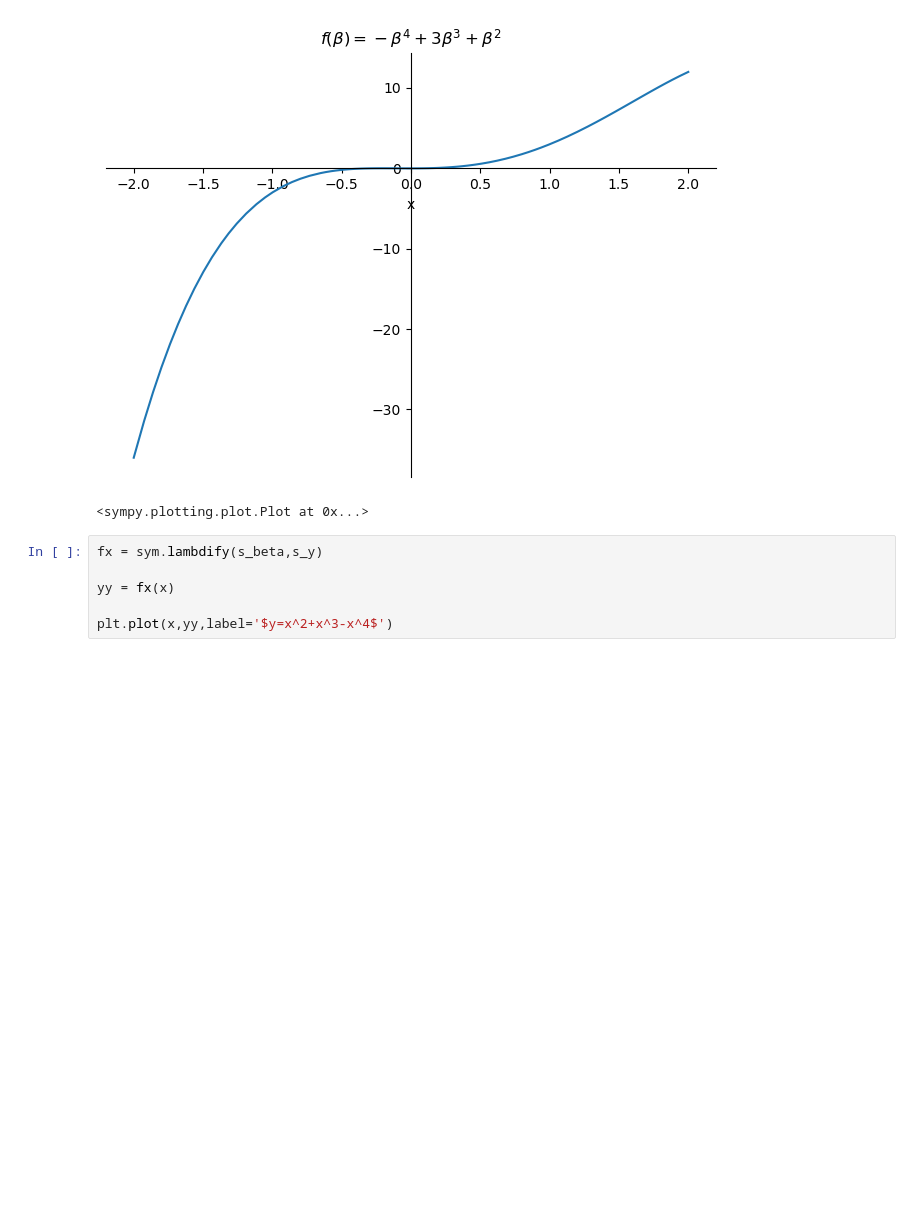
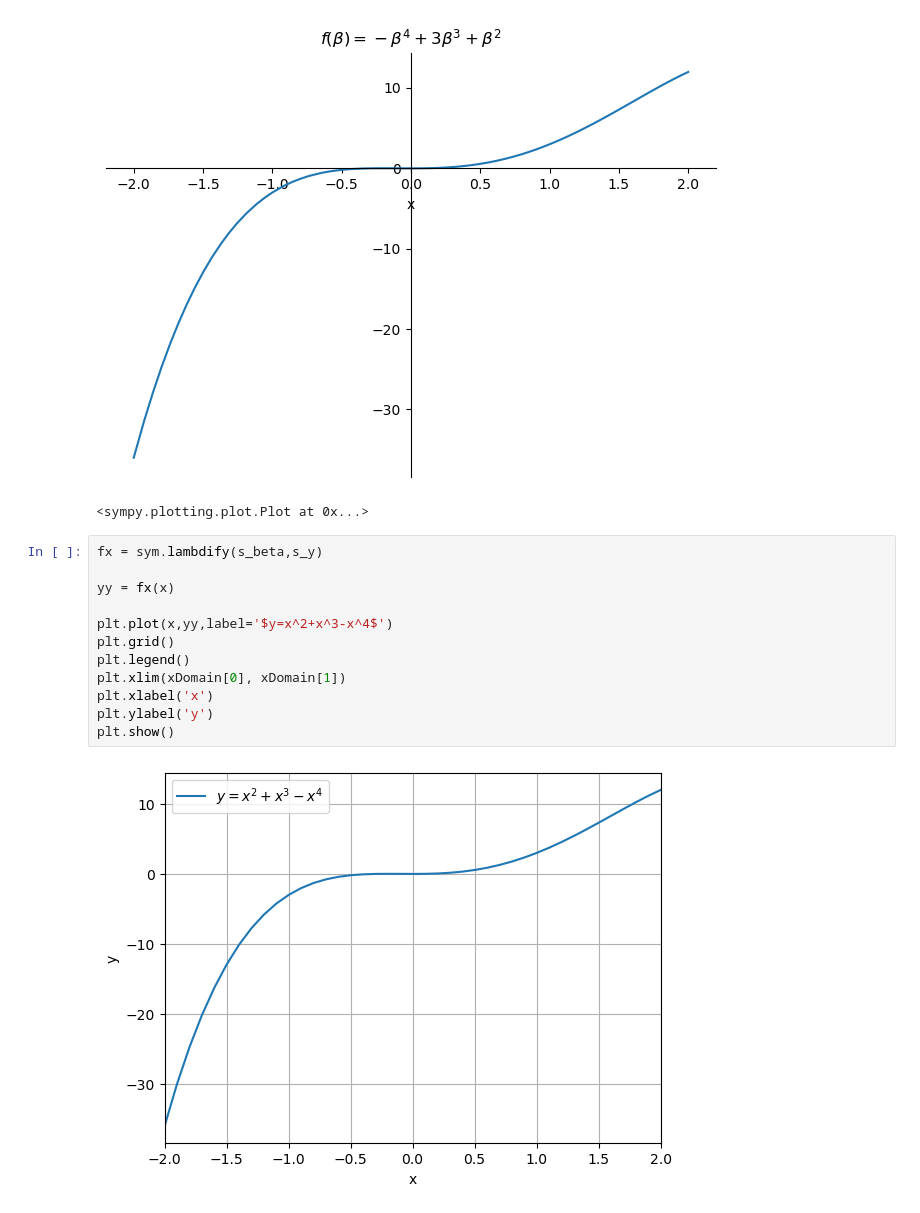
Before and after one commit to Alamgir55/calculus-1-Python-derivatives-applications, a Jupyter notebook: functions/linear-fun-math-py.ipynb, the cells around one changed output. Drawn from its saved outputs; the diff is of its cells as text; blank space fills up the shorter version.

```diff
--- a/functions/linear-fun-math-py.ipynb
+++ b/functions/linear-fun-math-py.ipynb
@@ -35,6 +35,14 @@ sym.plot(s_y,(s_beta,xDomain[0],xDomain[1]),xlabel='x',ylabel=None,
 # %%
 fx = sym.lambdify(s_beta,s_y)
 
 yy = fx(x)
 
 plt.plot(x,yy,label='$y=x^2+x^3-x^4$')
+plt.grid()
+plt.legend()
+plt.xlim(xDomain[0], xDomain[1])
+plt.xlabel('x')
+plt.ylabel('y')
+plt.show()
+# %% [output]
+[figure, added]
```
